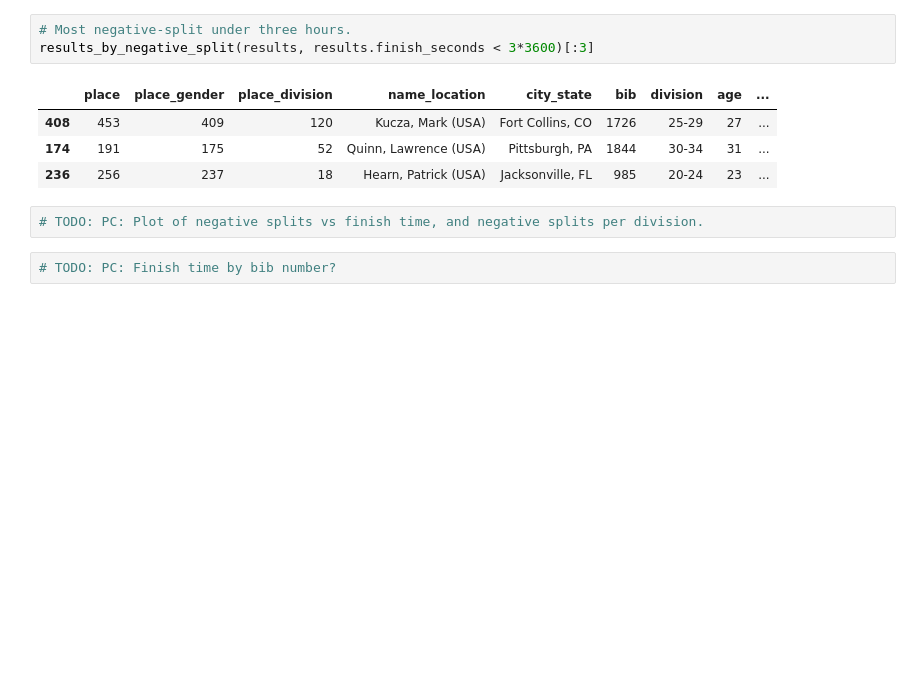
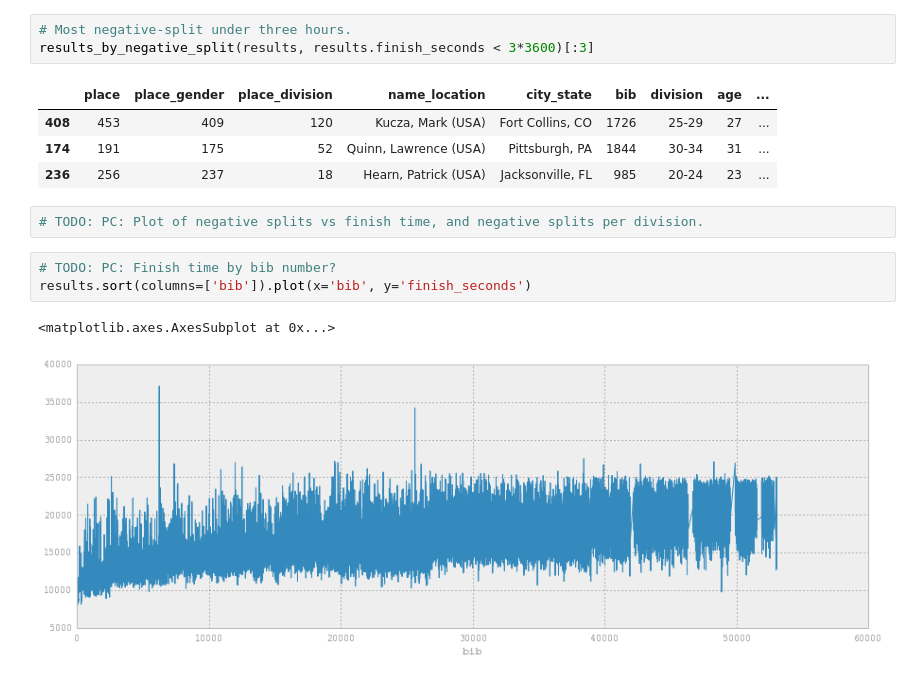
Before and after one commit to pchng/cm2013, a Jupyter notebook: 2013 Chicago Marathon Analysis.ipynb, the cells around one changed output. Saved outputs shown, nothing was run; the diff lists cells and outputs as text; blank space fills up the shorter version.

```diff
--- a/2013 Chicago Marathon Analysis.ipynb
+++ b/2013 Chicago Marathon Analysis.ipynb
@@ -381,3 +381,7 @@ results_by_negative_split(results, results.finish_seconds < 3*3600)[:3]
 # TODO: PC: Plot of negative splits vs finish time, and negative splits per division.
 # %%
 # TODO: PC: Finish time by bib number?
+results.sort(columns=['bib']).plot(x='bib', y='finish_seconds')
+# %% [output]
+<matplotlib.axes.AxesSubplot at 0x...>
+[figure, added]
```
